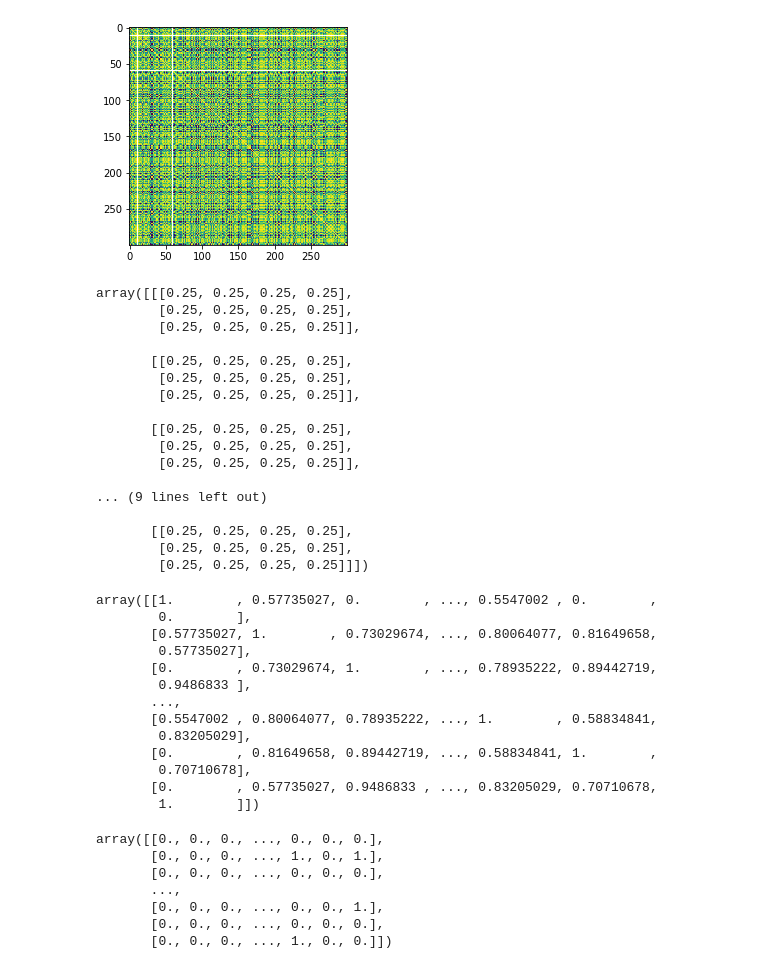
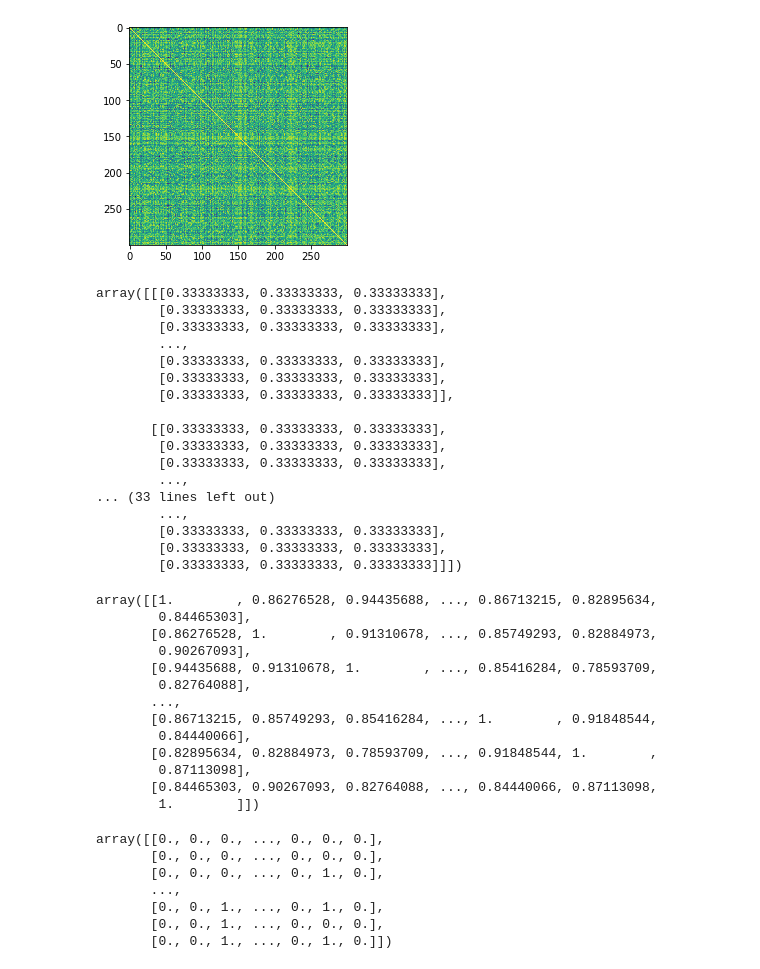
Before and after one commit to tcikezu/ideatransfer, a Jupyter notebook: run.ipynb, the cells around one changed output. Saved outputs shown, nothing was run; the diff lists cells and outputs as text; code cells hidden in the pictures.

```diff
--- a/run.ipynb
+++ b/run.ipynb
@@ -1,60 +1,60 @@
 # %%
 from community import *
 from transfer import *
 import matplotlib.pyplot as plt
 %matplotlib inline
 
-c = community(numberIdeas=3)
+c = community(numberIdeas=10,numberMembers=300,domainSize=3)
 plt.imshow(c.agreementMatrix)
 plt.show()
 # %% [output]
-[figure, old version]
+[figure, new version]
 # %%
-c.communityIdeaDistribution
+c.ideaDistribution
 # %% [output]
-array([[[0.25, 0.25, 0.25, 0.25],
-        [0.25, 0.25, 0.25, 0.25],
-        [0.25, 0.25, 0.25, 0.25]],
+array([[[0.33333333, 0.33333333, 0.33333333],
+        [0.33333333, 0.33333333, 0.33333333],
+        [0.33333333, 0.33333333, 0.33333333],
+        ...,
+        [0.33333333, 0.33333333, 0.33333333],
+        [0.33333333, 0.33333333, 0.33333333],
+        [0.33333333, 0.33333333, 0.33333333]],
 
-       [[0.25, 0.25, 0.25, 0.25],
-        [0.25, 0.25, 0.25, 0.25],
-        [0.25, 0.25, 0.25, 0.25]],
-
-       [[0.25, 0.25, 0.25, 0.25],
-        [0.25, 0.25, 0.25, 0.25],
-        [0.25, 0.25, 0.25, 0.25]],
-
-... (9 lines left out)
-
-       [[0.25, 0.25, 0.25, 0.25],
-        [0.25, 0.25, 0.25, 0.25],
-        [0.25, 0.25, 0.25, 0.25]]])
+       [[0.33333333, 0.33333333, 0.33333333],
+        [0.33333333, 0.33333333, 0.33333333],
+        [0.33333333, 0.33333333, 0.33333333],
+        ...,
+... (33 lines left out)
+        ...,
+        [0.33333333, 0.33333333, 0.33333333],
+        [0.33333333, 0.33333333, 0.33333333],
+        [0.33333333, 0.33333333, 0.33333333]]])
 # %%
 c.agreementMatrix
 # %% [output]
-array([[1.        , 0.57735027, 0.        , ..., 0.5547002 , 0.        ,
-        0.        ],
-       [0.57735027, 1.        , 0.73029674, ..., 0.80064077, 0.81649658,
-        0.57735027],
-       [0.        , 0.73029674, 1.        , ..., 0.78935222, 0.89442719,
-        0.9486833 ],
+array([[1.        , 0.86276528, 0.94435688, ..., 0.86713215, 0.82895634,
+        0.84465303],
+       [0.86276528, 1.        , 0.91310678, ..., 0.85749293, 0.82884973,
+        0.90267093],
+       [0.94435688, 0.91310678, 1.        , ..., 0.85416284, 0.78593709,
+        0.82764088],
        ...,
-       [0.5547002 , 0.80064077, 0.78935222, ..., 1.        , 0.58834841,
-        0.83205029],
-       [0.        , 0.81649658, 0.89442719, ..., 0.58834841, 1.        ,
-        0.70710678],
-       [0.        , 0.57735027, 0.9486833 , ..., 0.83205029, 0.70710678,
+       [0.86713215, 0.85749293, 0.85416284, ..., 1.        , 0.91848544,
+        0.84440066],
+       [0.82895634, 0.82884973, 0.78593709, ..., 0.91848544, 1.        ,
+        0.87113098],
+       [0.84465303, 0.90267093, 0.82764088, ..., 0.84440066, 0.87113098,
         1.        ]])
 # %%
 1*((c.distanceMatrix < c.allRadii)-np.eye(c.numberMembers)) * (c.allGregariousness >  np.random.random(c.numberMembers))
 # %% [output]
 array([[0., 0., 0., ..., 0., 0., 0.],
-       [0., 0., 0., ..., 1., 0., 1.],
        [0., 0., 0., ..., 0., 0., 0.],
+       [0., 0., 0., ..., 0., 1., 0.],
        ...,
-       [0., 0., 0., ..., 0., 0., 1.],
-       [0., 0., 0., ..., 0., 0., 0.],
-       [0., 0., 0., ..., 1., 0., 0.]])
+       [0., 0., 1., ..., 0., 1., 0.],
+       [0., 0., 1., ..., 0., 0., 0.],
+       [0., 0., 1., ..., 0., 1., 0.]])
 # %%
 plt.imshow(c.distanceMatrix)
 plt.show()
```
Also changed, not shown: parts of 7 cells of this notebook, 14 other files.
